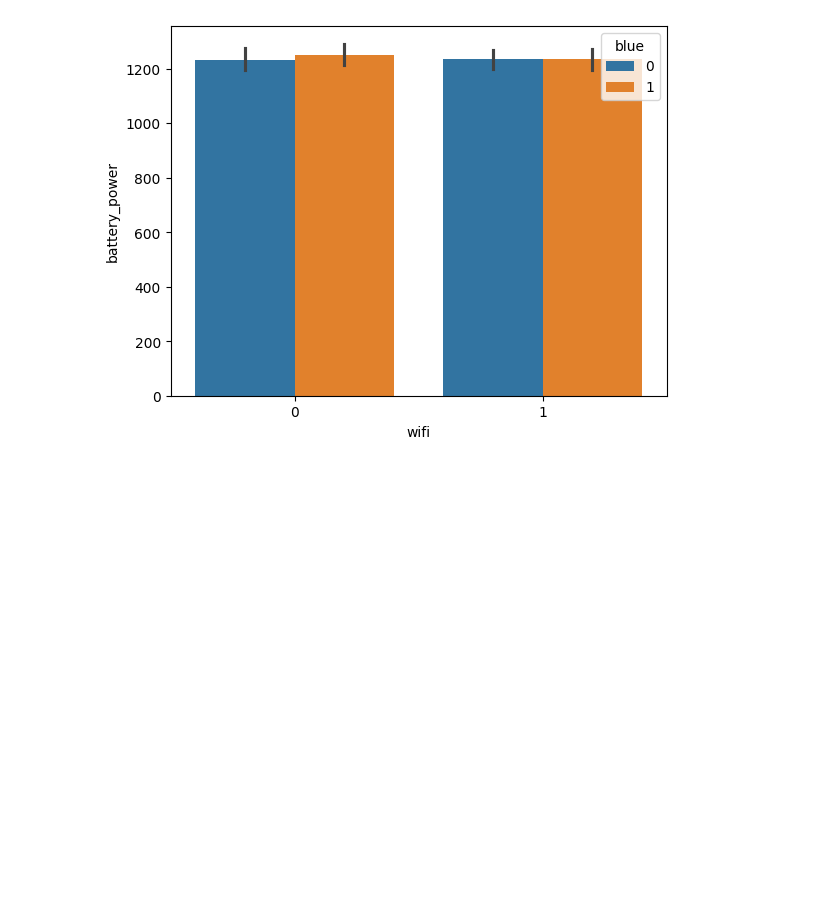
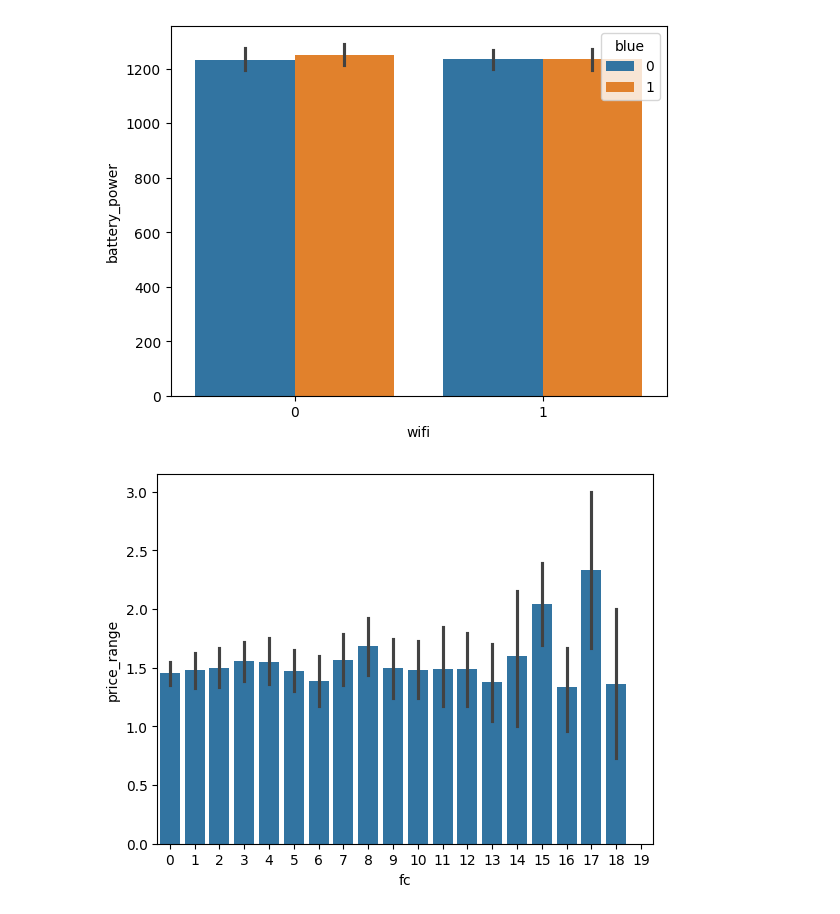
Before and after one commit to AyushAgarwalGithub/probation, a Jupyter notebook: EDA.ipynb, the cells around one changed output. Saved outputs shown, nothing was run; the diff lists cells and outputs as text; code cells hidden in the pictures; blank space fills up the shorter version.

```diff
--- a/EDA.ipynb
+++ b/EDA.ipynb
@@ -180,3 +180,8 @@ sns.barplot(x="wifi",y="battery_power",data=df,hue="blue")
 plt.show()
 # %% [output]
 [figure]
+# %%
+sns.barplot(y="price_range",x="fc",data=df)
+plt.show()
+# %% [output]
+[figure, added]
```
Also changed, not shown: parts of 11 cells of this notebook.
